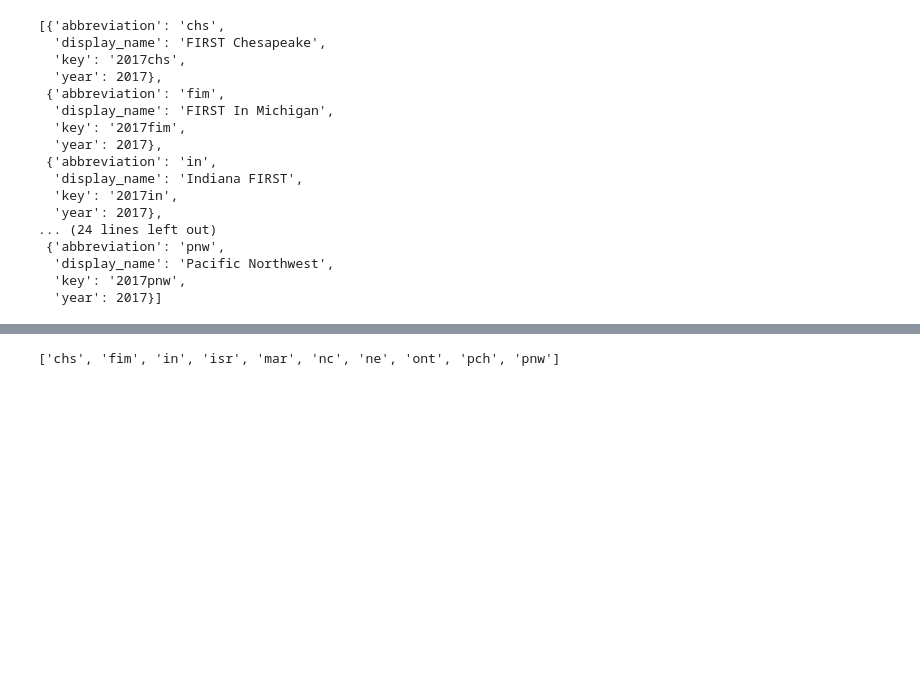
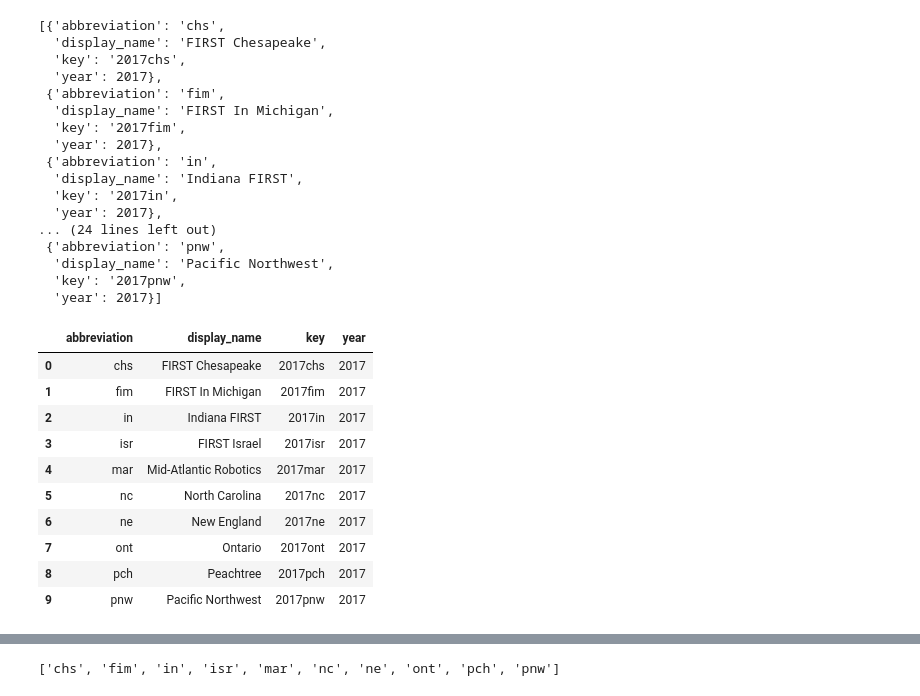
Before and after one commit to irs1318dev/python_class, a Jupyter notebook: 08_Adv_Data/08_Adv_Data.ipynb, the cells around one changed output, grey strips where cells are left out. Saved outputs shown, nothing was run; the diff lists cells and outputs as text; code cells hidden in the pictures; blank space fills up the shorter version.

```diff
--- a/08_Adv_Data/08_Adv_Data.ipynb
+++ b/08_Adv_Data/08_Adv_Data.ipynb
@@ -23,3 +24,19 @@ dist
   'display_name': 'Pacific Northwest',
   'key': '2017pnw',
   'year': 2017}]
+# %%
+dist_df = pd.DataFrame(dist)
+# %%
+dist_df
+# %% [output]
+|  | abbreviation | display_name | key | year |
+| 0 | chs | FIRST Chesapeake | 2017chs | 2017 |
+| 1 | fim | FIRST In Michigan | 2017fim | 2017 |
+| 2 | in | Indiana FIRST | 2017in | 2017 |
+| 3 | isr | FIRST Israel | 2017isr | 2017 |
+| 4 | mar | Mid-Atlantic Robotics | 2017mar | 2017 |
+| 5 | nc | North Carolina | 2017nc | 2017 |
+| 6 | ne | New England | 2017ne | 2017 |
+| 7 | ont | Ontario | 2017ont | 2017 |
+| 8 | pch | Peachtree | 2017pch | 2017 |
+| 9 | pnw | Pacific Northwest | 2017pnw | 2017 |
```
Also changed, not shown: parts of 9 cells of this notebook, 6 other files.
